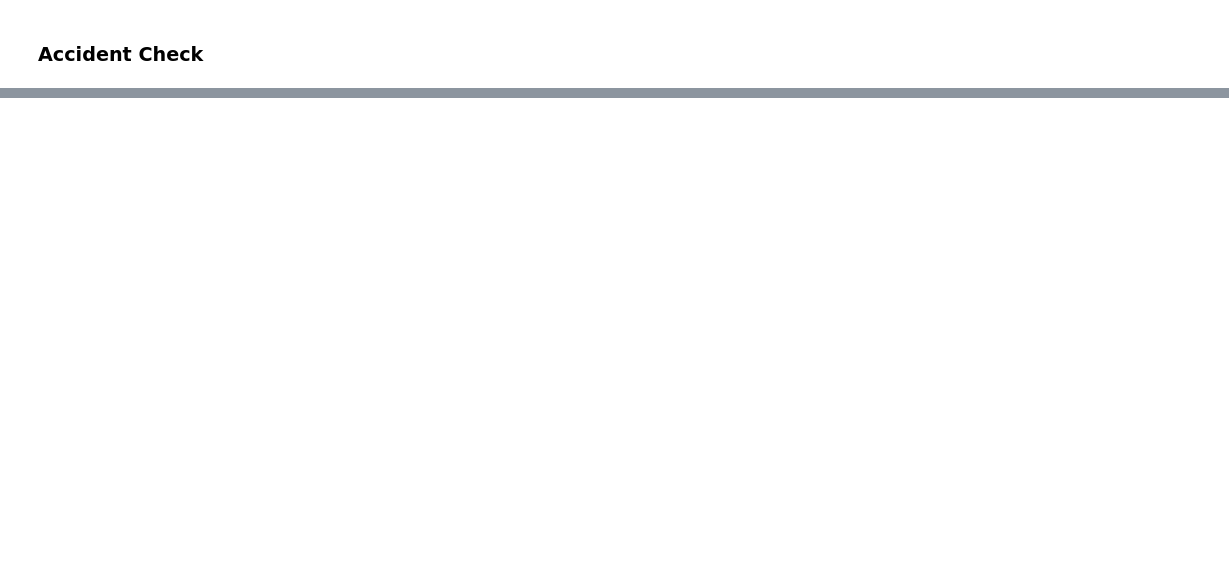
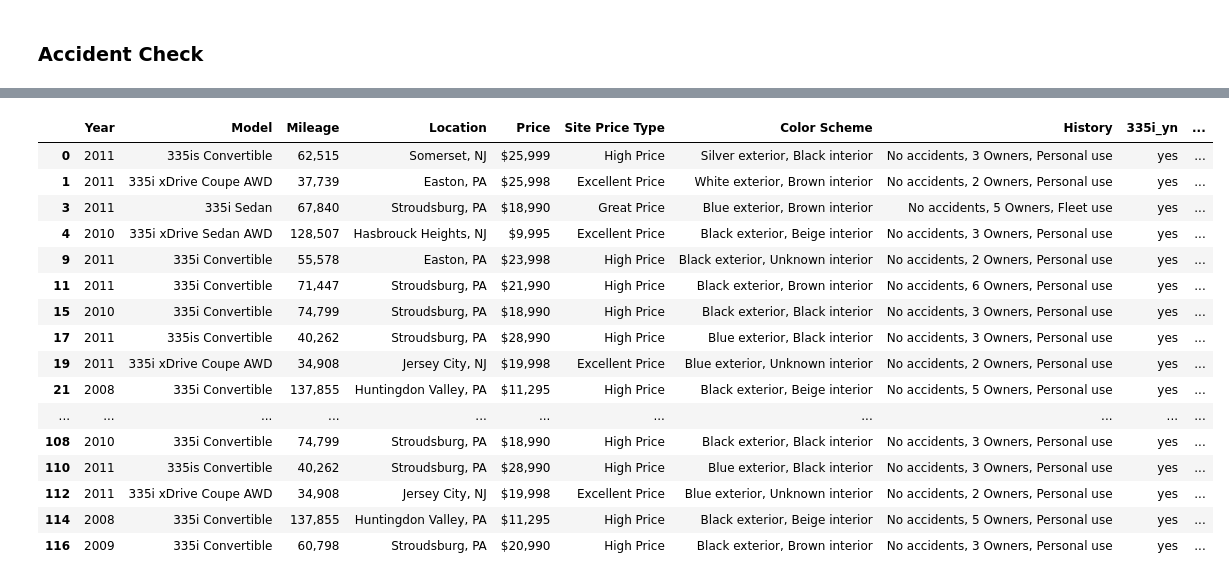
Before and after one commit to MarioRashadHUB/BMW-Price-Analysis, a Jupyter notebook: final_scraper.ipynb, the cells around one changed output, grey strips where cells are left out. Saved outputs shown, nothing was run; the diff lists cells and outputs as text; code cells hidden in the pictures; blank space fills up the shorter version.

```diff
--- a/final_scraper.ipynb
+++ b/final_scraper.ipynb
@@ -315,0 +362,22 @@ truecar_df.head(70)
+# %%
+truecar_df['State'] = truecar_df['Location'].apply(lambda x: x.split(',')[1])
+# %%
+truecar_df.head(50)
+# %% [output]
+|  | Year | Model | Mileage | Location | Price | Site Price Type | Color Scheme | History | 335i_yn | ... |
+| 0 | 2011 | 335is Convertible | 62,515 | Somerset, NJ | $25,999 | High Price | Silver exterior, Black interior | No accidents, 3 Owners, Personal use | yes | ... |
+| 1 | 2011 | 335i xDrive Coupe AWD | 37,739 | Easton, PA | $25,998 | Excellent Price | White exterior, Brown interior | No accidents, 2 Owners, Personal use | yes | ... |
+| 3 | 2011 | 335i Sedan | 67,840 | Stroudsburg, PA | $18,990 | Great Price | Blue exterior, Brown interior | No accidents, 5 Owners, Fleet use | yes | ... |
+| 4 | 2010 | 335i xDrive Sedan AWD | 128,507 | Hasbrouck Heights, NJ | $9,995 | Excellent Price | Black exterior, Beige interior | No accidents, 3 Owners, Personal use | yes | ... |
+| 9 | 2011 | 335i Convertible | 55,578 | Easton, PA | $23,998 | High Price | Black exterior, Unknown interior | No accidents, 2 Owners, Personal use | yes | ... |
+| 11 | 2011 | 335i Convertible | 71,447 | Stroudsburg, PA | $21,990 | High Price | Black exterior, Brown interior | No accidents, 6 Owners, Personal use | yes | ... |
+| 15 | 2010 | 335i Convertible | 74,799 | Stroudsburg, PA | $18,990 | High Price | Black exterior, Black interior | No accidents, 3 Owners, Personal use | yes | ... |
+| 17 | 2011 | 335is Convertible | 40,262 | Stroudsburg, PA | $28,990 | High Price | Blue exterior, Black interior | No accidents, 3 Owners, Personal use | yes | ... |
+| 19 | 2011 | 335i xDrive Coupe AWD | 34,908 | Jersey City, NJ | $19,998 | Excellent Price | Blue exterior, Unknown interior | No accidents, 2 Owners, Personal use | yes | ... |
+| 21 | 2008 | 335i Convertible | 137,855 | Huntingdon Valley, PA | $11,295 | High Price | Black exterior, Beige interior | No accidents, 5 Owners, Personal use | yes | ... |
+| ... | ... | ... | ... | ... | ... | ... | ... | ... | ... | ... |
+| 108 | 2010 | 335i Convertible | 74,799 | Stroudsburg, PA | $18,990 | High Price | Black exterior, Black interior | No accidents, 3 Owners, Personal use | yes | ... |
+| 110 | 2011 | 335is Convertible | 40,262 | Stroudsburg, PA | $28,990 | High Price | Blue exterior, Black interior | No accidents, 3 Owners, Personal use | yes | ... |
+| 112 | 2011 | 335i xDrive Coupe AWD | 34,908 | Jersey City, NJ | $19,998 | Excellent Price | Blue exterior, Unknown interior | No accidents, 2 Owners, Personal use | yes | ... |
+| 114 | 2008 | 335i Convertible | 137,855 | Huntingdon Valley, PA | $11,295 | High Price | Black exterior, Beige interior | No accidents, 5 Owners, Personal use | yes | ... |
+| 116 | 2009 | 335i Convertible | 60,798 | Stroudsburg, PA | $20,990 | High Price | Black exterior, Brown interior | No accidents, 3 Owners, Personal use | yes | ... |
```
Also changed, not shown: parts of 36 cells of this notebook, 2 other files.
